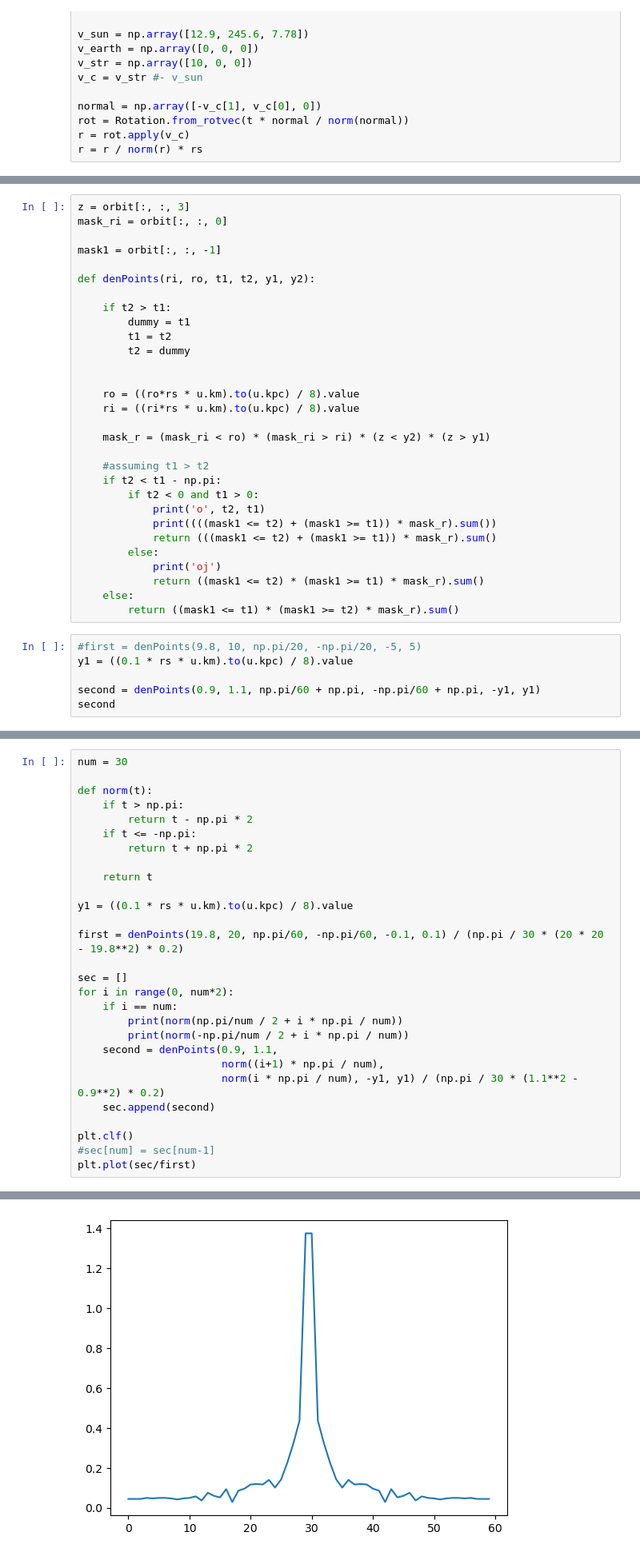
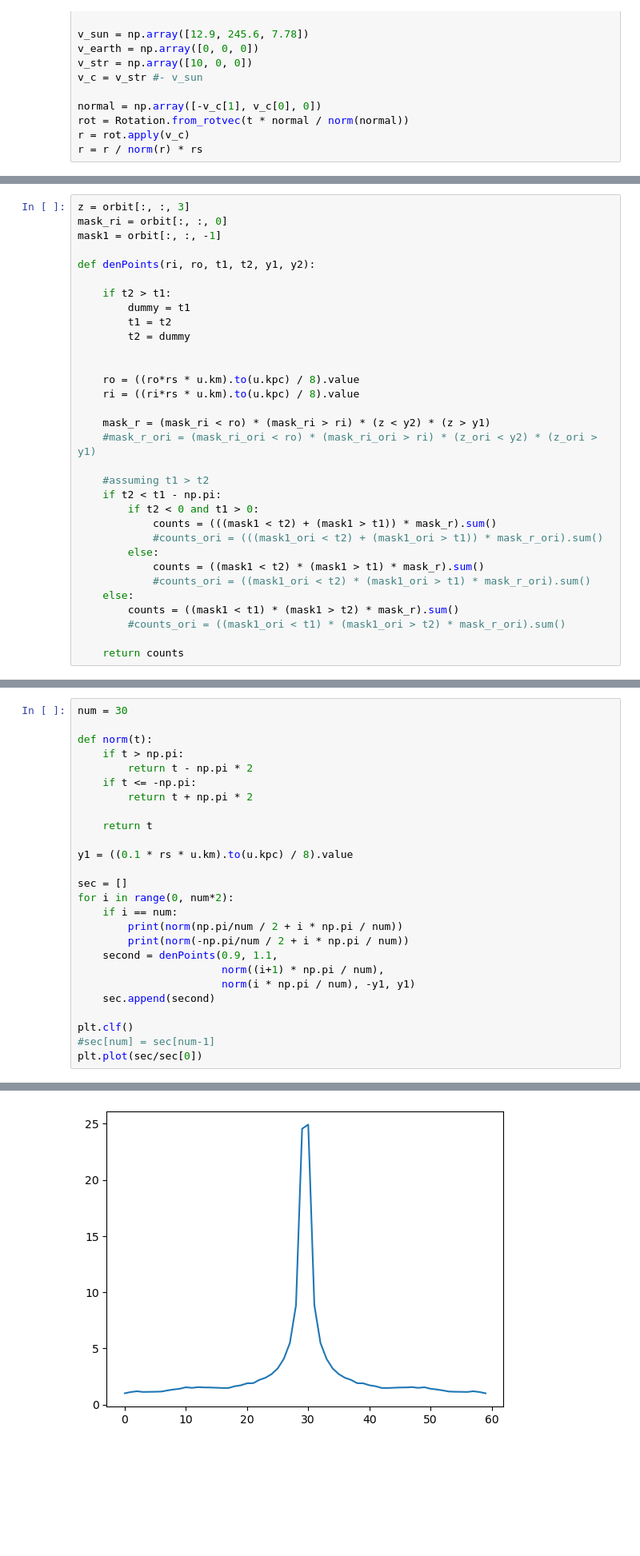
Before and after one commit to shauryagarg145/dark-matter-waves, a Jupyter notebook: solving_trajectories.ipynb, the cells around one changed output, grey strips where cells are left out. Shown at 80% size. Drawn from its saved outputs; the diff is of its cells as text; blank space fills up the shorter version.

```diff
--- a/solving_trajectories.ipynb
+++ b/solving_trajectories.ipynb
@@ -135,7 +108,6 @@ plt.savefig("plots/cool_trajectories.png", dpi = 400, bbox_inches = "tight")
 # %%
 z = orbit[:, :, 3]
 mask_ri = orbit[:, :, 0]
-
 mask1 = orbit[:, :, -1]
 
 def denPoints(ri, ro, t1, t2, y1, y2):
@@ -150,21 +122,18 @@ def denPoints(ri, ro, t1, t2, y1, y2):
     ri = ((ri*rs * u.km).to(u.kpc) / 8).value
 
     mask_r = (mask_ri < ro) * (mask_ri > ri) * (z < y2) * (z > y1)
+    #mask_r_ori = (mask_ri_ori < ro) * (mask_ri_ori > ri) * (z_ori < y2) * (z_ori > y1)
 
     #assuming t1 > t2
     if t2 < t1 - np.pi:
         if t2 < 0 and t1 > 0:
-            print('o', t2, t1)
-            print((((mask1 <= t2) + (mask1 >= t1)) * mask_r).sum())
-            return (((mask1 <= t2) + (mask1 >= t1)) * mask_r).sum()
+            counts = (((mask1 < t2) + (mask1 > t1)) * mask_r).sum()
+            #counts_ori = (((mask1_ori < t2) + (mask1_ori > t1)) * mask_r_ori).sum()
         else:
-            print('oj')
-            return ((mask1 <= t2) * (mask1 >= t1) * mask_r).sum()
+            counts = ((mask1 < t2) * (mask1 > t1) * mask_r).sum()
+            #counts_ori = ((mask1_ori < t2) * (mask1_ori > t1) * mask_r_ori).sum()
     else:
-        return ((mask1 <= t1) * (mask1 >= t2) * mask_r).sum()
+        counts = ((mask1 < t1) * (mask1 > t2) * mask_r).sum()
+        #counts_ori = ((mask1_ori < t1) * (mask1_ori > t2) * mask_r_ori).sum()
+
+    return counts
-# %%
-#first = denPoints(9.8, 10, np.pi/20, -np.pi/20, -5, 5)
-y1 = ((0.1 * rs * u.km).to(u.kpc) / 8).value
-
-second = denPoints(0.9, 1.1, np.pi/60 + np.pi, -np.pi/60 + np.pi, -y1, y1)
-second
@@ -183,8 +150,6 @@ def norm(t):
 
 y1 = ((0.1 * rs * u.km).to(u.kpc) / 8).value
 
-first = denPoints(19.8, 20, np.pi/60, -np.pi/60, -0.1, 0.1) / (np.pi / 30 * (20 * 20 - 19.8**2) * 0.2)
-
 sec = []
 for i in range(0, num*2):
     if i == num:
@@ -192,12 +157,12 @@ for i in range(0, num*2):
         print(norm(-np.pi/num / 2 + i * np.pi / num))
     second = denPoints(0.9, 1.1,
                        norm((i+1) * np.pi / num),
-                       norm(i * np.pi / num), -y1, y1) / (np.pi / 30 * (1.1**2 - 0.9**2) * 0.2)
+                       norm(i * np.pi / num), -y1, y1)
     sec.append(second)
 
 plt.clf()
 #sec[num] = sec[num-1]
-plt.plot(sec/first)
+plt.plot(sec/sec[0])
 # %% [output]
 -3.089232776029964
 3.089232776029963
@@ -206,2 +169,2 @@ o -3.0368728984701336 3.1415926535897927
 [<matplotlib.lines.Line2D at 0x...>]
-[figure, old version]
+[figure, new version]
```
Also changed, not shown: parts of 11 cells of this notebook, 2 other files.
